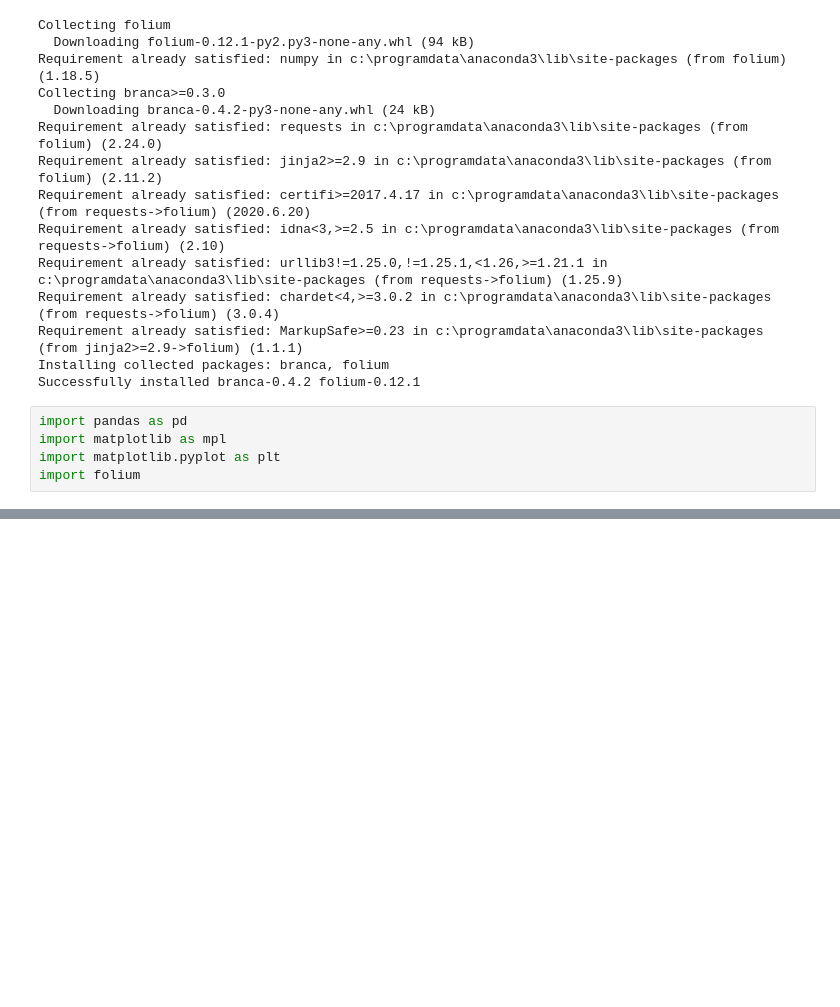
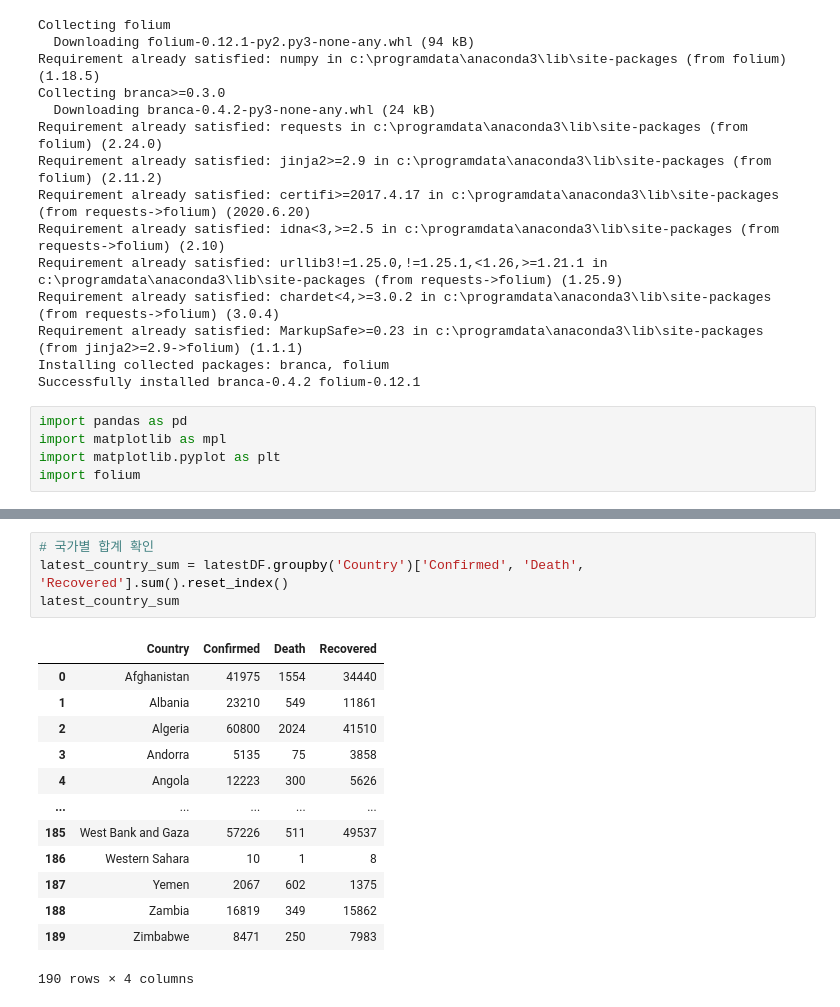
Before and after one commit to kaminion/corona_visualization, a Jupyter notebook: corona.ipynb, the cells around one changed output, grey strips where cells are left out. Saved outputs shown, nothing was run; the diff lists cells and outputs as text; blank space fills up the shorter version.

```diff
--- a/corona.ipynb
+++ b/corona.ipynb
@@ -87,0 +112,18 @@ memory usage: 2.9+ MB
+# %%
+# 국가별 합계 확인
+latest_country_sum = latestDF.groupby('Country')['Confirmed', 'Death', 'Recovered'].sum().reset_index()
+latest_country_sum
+# %% [output]
+|  | Country | Confirmed | Death | Recovered |
+| 0 | Afghanistan | 41975 | 1554 | 34440 |
+| 1 | Albania | 23210 | 549 | 11861 |
+| 2 | Algeria | 60800 | 2024 | 41510 |
+| 3 | Andorra | 5135 | 75 | 3858 |
+| 4 | Angola | 12223 | 300 | 5626 |
+| ... | ... | ... | ... | ... |
+| 185 | West Bank and Gaza | 57226 | 511 | 49537 |
+| 186 | Western Sahara | 10 | 1 | 8 |
+| 187 | Yemen | 2067 | 602 | 1375 |
+| 188 | Zambia | 16819 | 349 | 15862 |
+| 189 | Zimbabwe | 8471 | 250 | 7983 |
+190 rows × 4 columns
```
Also changed, not shown: parts of 8 cells of this notebook, 1 other file.
